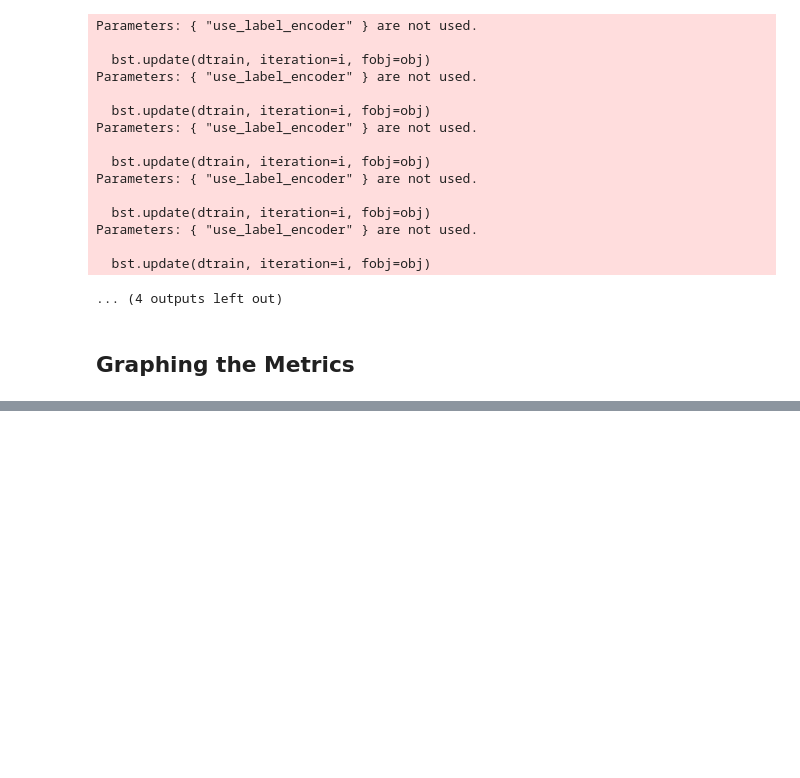
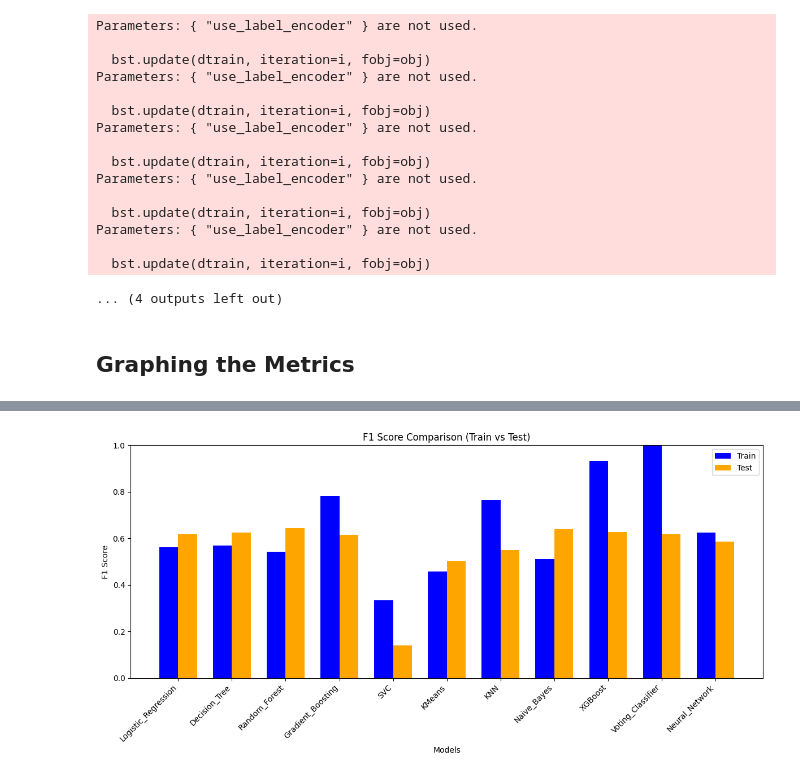
Before and after one commit to AndreyDiDev/544-Final, a Jupyter notebook: CPSC_544_Final_Project.ipynb, the cells around one changed output, grey strips where cells are left out. Drawn from its saved outputs; the diff is of its cells as text; code cells hidden in the pictures; blank space fills up the shorter version.

Commit message:
added back the plotting for all models

```diff
--- a/CPSC_544_Final_Project.ipynb
+++ b/CPSC_544_Final_Project.ipynb
@@ -831,0 +832,34 @@ plot_best_model_summary(metrics_train, metrics_test, models_name)
+# %%
+import matplotlib.pyplot as plt
+import numpy as np
+
+def graph_models(metrics_train, metrics_test, models_name):
+    width = 0.35
+
+    # Remove duplicate model names
+    unique_models = list(dict.fromkeys(models_name))
+    num_models = len(unique_models)
+
+    # Calculate positions for bars
+    x = np.arange(num_models)
+
+    # Prepare data
+    train_values = [metrics_train.get(f"f1_score_{model}", 0) for model in unique_models]
+    test_values = [metrics_test.get(f"f1_score_{model}", 0) for model in unique_models]
+
+    plt.figure(figsize=(12, 6))
+    plt.bar(x - width/2, train_values, width, label="Train", color="blue")
+    plt.bar(x + width/2, test_values, width, label="Test", color="orange")
+
+    plt.xlabel('Models')
+    plt.ylabel('F1 Score')
+    plt.title('F1 Score Comparison (Train vs Test)')
+    plt.xticks(x, unique_models, rotation=45, ha='right')
+    plt.ylim(0, 1)
+    plt.legend()
+    plt.tight_layout()
+    plt.show()
+
+graph_models(metrics_train, metrics_test, models_name)
+# %% [output]
+[figure, added]
```
Also changed, not shown: parts of 4 cells of this notebook, 1 other file.
